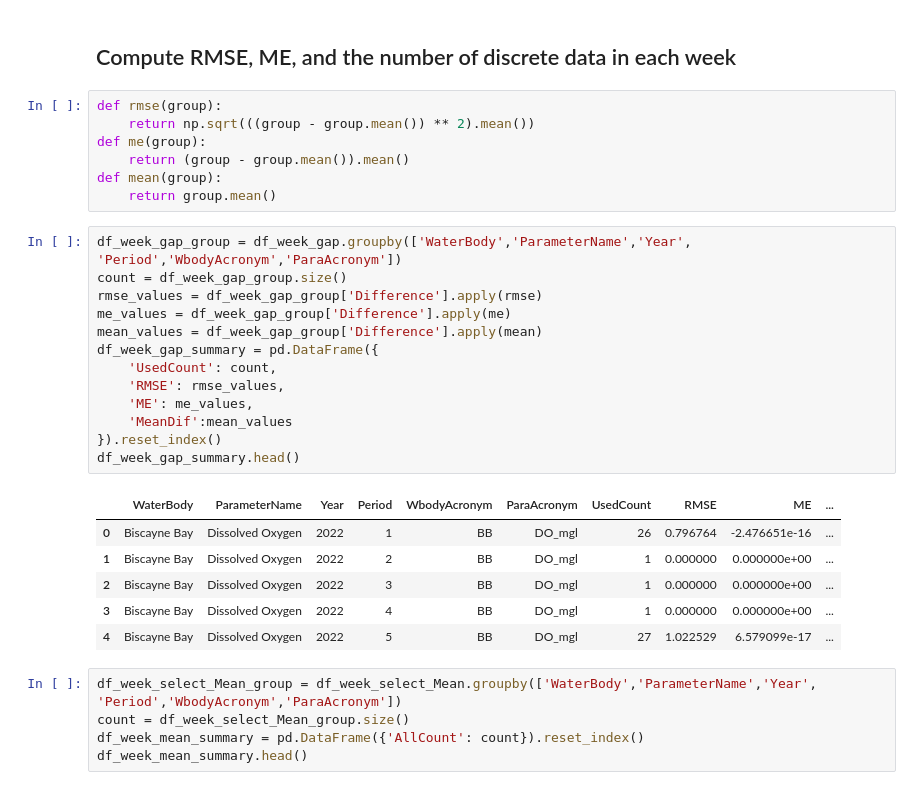
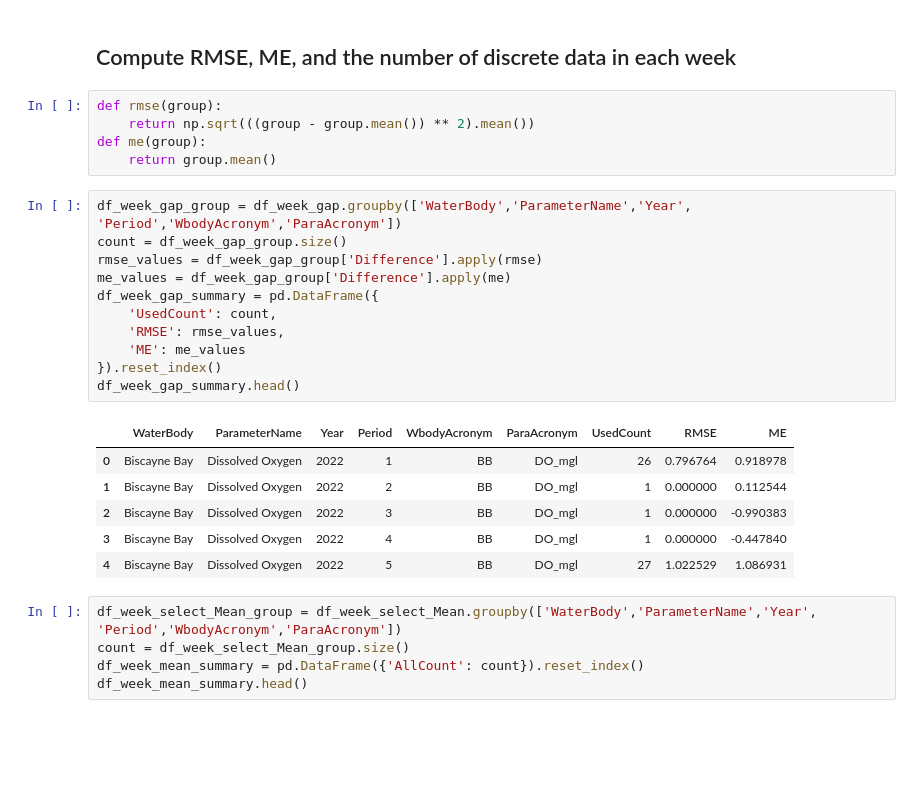
Before and after one commit to qiang-yi/SEACAR_WQ_Task2, a Jupyter notebook: Gap_Analysis_Month_Week.ipynb, the cells around one changed output. Saved outputs shown, nothing was run; the diff lists cells and outputs as text; blank space fills up the shorter version.

```diff
--- a/Gap_Analysis_Month_Week.ipynb
+++ b/Gap_Analysis_Month_Week.ipynb
@@ -137,29 +145,25 @@ df_week_gap["Difference"] = df_week_gap["ConValue"] - df_week_gap["ResultValue"]
 def rmse(group):
     return np.sqrt(((group - group.mean()) ** 2).mean())
 def me(group):
-    return (group - group.mean()).mean()
-def mean(group):
     return group.mean()
 # %%
 df_week_gap_group = df_week_gap.groupby(['WaterBody','ParameterName','Year', 'Period','WbodyAcronym','ParaAcronym'])
 count = df_week_gap_group.size()
 rmse_values = df_week_gap_group['Difference'].apply(rmse)
 me_values = df_week_gap_group['Difference'].apply(me)
-mean_values = df_week_gap_group['Difference'].apply(mean)
 df_week_gap_summary = pd.DataFrame({
     'UsedCount': count,
     'RMSE': rmse_values,
-    'ME': me_values,
-    'MeanDif':mean_values
+    'ME': me_values
 }).reset_index()
 df_week_gap_summary.head()
 # %% [output]
-|  | WaterBody | ParameterName | Year | Period | WbodyAcronym | ParaAcronym | UsedCount | RMSE | ME | ... |
-| 0 | Biscayne Bay | Dissolved Oxygen | 2022 | 1 | BB | DO_mgl | 26 | 0.796764 | -2.476651e-16 | ... |
-| 1 | Biscayne Bay | Dissolved Oxygen | 2022 | 2 | BB | DO_mgl | 1 | 0.000000 | 0.000000e+00 | ... |
-| 2 | Biscayne Bay | Dissolved Oxygen | 2022 | 3 | BB | DO_mgl | 1 | 0.000000 | 0.000000e+00 | ... |
-| 3 | Biscayne Bay | Dissolved Oxygen | 2022 | 4 | BB | DO_mgl | 1 | 0.000000 | 0.000000e+00 | ... |
-| 4 | Biscayne Bay | Dissolved Oxygen | 2022 | 5 | BB | DO_mgl | 27 | 1.022529 | 6.579099e-17 | ... |
+|  | WaterBody | ParameterName | Year | Period | WbodyAcronym | ParaAcronym | UsedCount | RMSE | ME |
+| 0 | Biscayne Bay | Dissolved Oxygen | 2022 | 1 | BB | DO_mgl | 26 | 0.796764 | 0.918978 |
+| 1 | Biscayne Bay | Dissolved Oxygen | 2022 | 2 | BB | DO_mgl | 1 | 0.000000 | 0.112544 |
+| 2 | Biscayne Bay | Dissolved Oxygen | 2022 | 3 | BB | DO_mgl | 1 | 0.000000 | -0.990383 |
+| 3 | Biscayne Bay | Dissolved Oxygen | 2022 | 4 | BB | DO_mgl | 1 | 0.000000 | -0.447840 |
+| 4 | Biscayne Bay | Dissolved Oxygen | 2022 | 5 | BB | DO_mgl | 27 | 1.022529 | 1.086931 |
 # %%
 df_week_select_Mean_group = df_week_select_Mean.groupby(['WaterBody','ParameterName','Year', 'Period','WbodyAcronym','ParaAcronym'])
 count = df_week_select_Mean_group.size()
```
Also changed, not shown: parts of 8 cells of this notebook.
